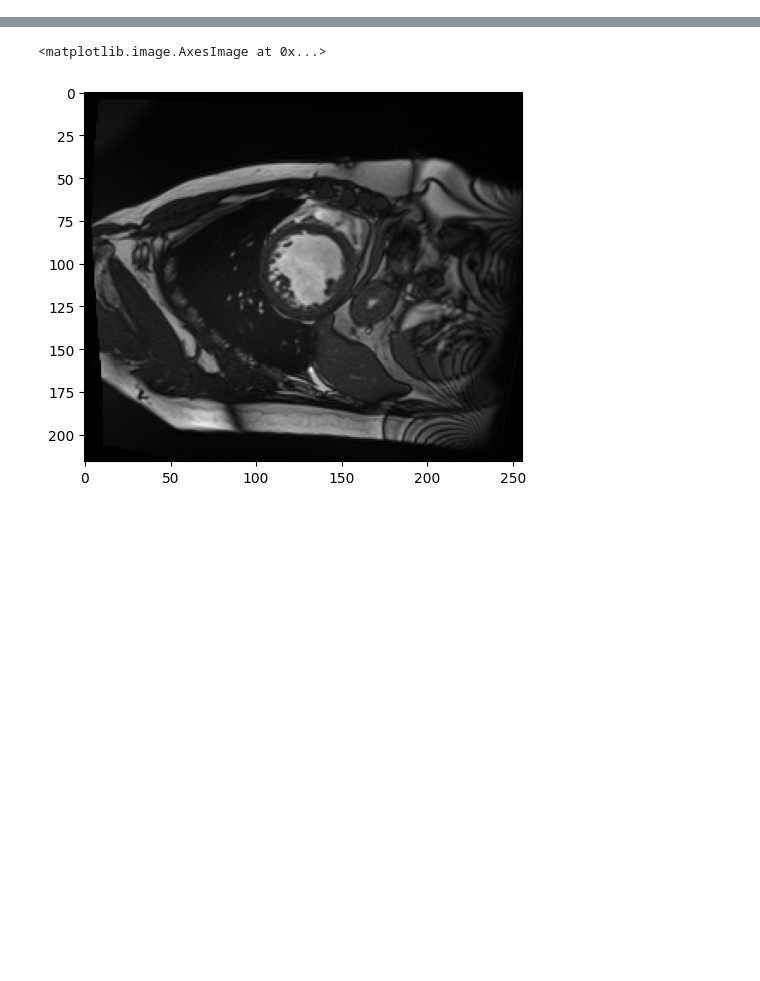
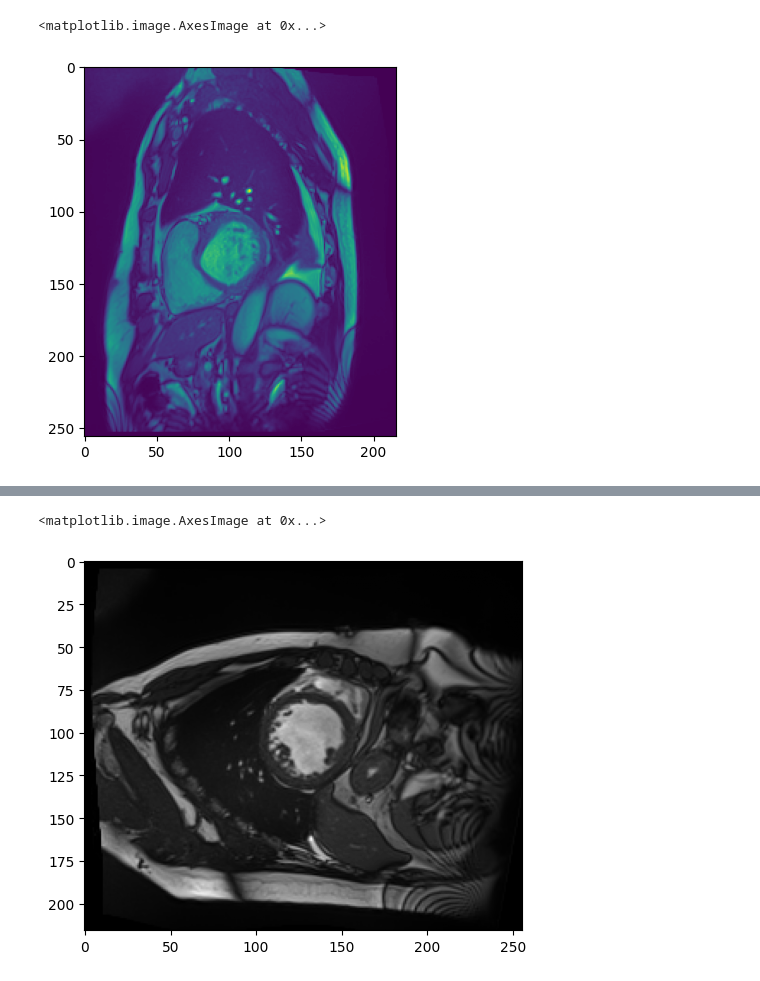
Before and after one commit to ThanhNguyen140/SAM_evaluation, a Jupyter notebook: thanh/cleaning.ipynb, the cells around one changed output, grey strips where cells are left out. Drawn from its saved outputs; the diff is of its cells as text; code cells hidden in the pictures; blank space fills up the shorter version.

```diff
--- a/thanh/cleaning.ipynb
+++ b/thanh/cleaning.ipynb
@@ -25,3 +28,10 @@ print(img.shape)
+# %%
+b = img.transpose()
+b.shape
+plt.imshow(b[1,:,:])
+# %% [output]
+<matplotlib.image.AxesImage at 0x...>
+[figure, added]
 # %%
 img2 = preprocess_image(image_001_frame01,keep_z_spacing=True)
 plt.imshow(img2[1,:,:])
```
Also changed, not shown: parts of 2 cells of this notebook, 3 other files.
